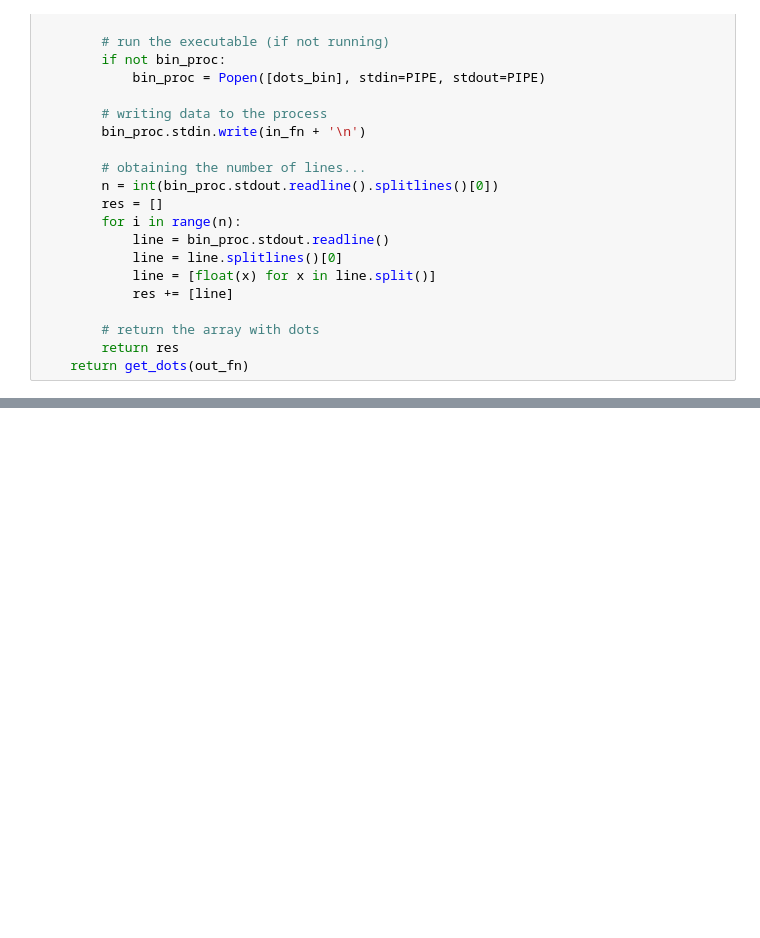
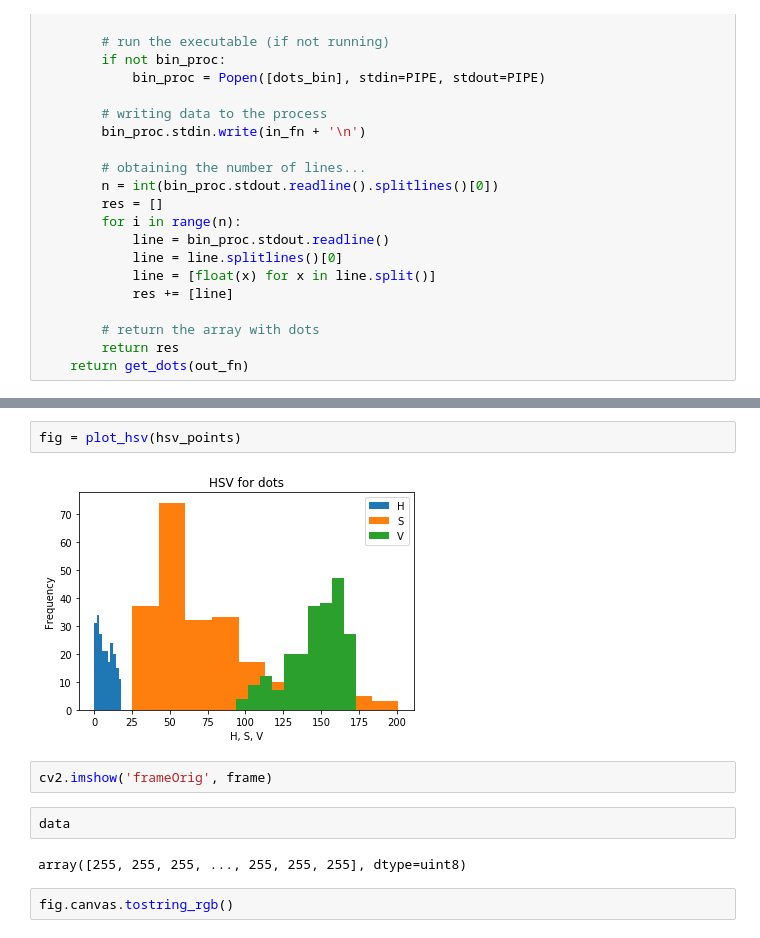
Before and after one commit to chili-epfl/qml-ar, a Jupyter notebook: notebooks/motionblur/DotsDetector.ipynb, the cells around one changed output, grey strips where cells are left out. Saved outputs shown, nothing was run; the diff lists cells and outputs as text; blank space fills up the shorter version.

```diff
--- a/notebooks/motionblur/DotsDetector.ipynb
+++ b/notebooks/motionblur/DotsDetector.ipynb
@@ -189,0 +261,12 @@ cv2.destroyAllWindows()
+# %%
+fig = plot_hsv(hsv_points)
+# %% [output]
+[figure, added]
+# %%
+cv2.imshow('frameOrig', frame)
+# %%
+data
+# %% [output]
+array([255, 255, 255, ..., 255, 255, 255], dtype=uint8)
+# %%
+fig.canvas.tostring_rgb()
```
Also changed, not shown: parts of 19 cells of this notebook, 1 other file.
